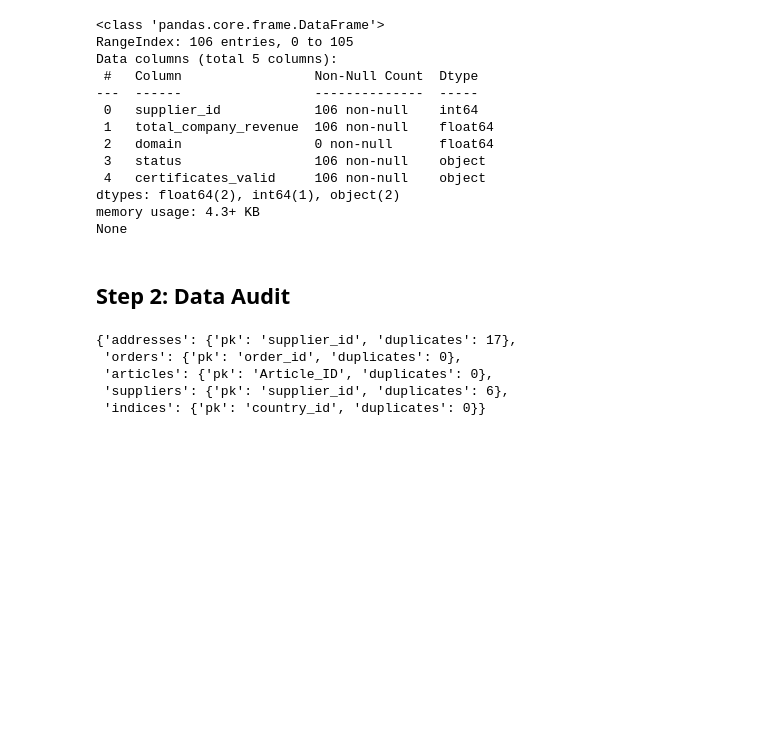
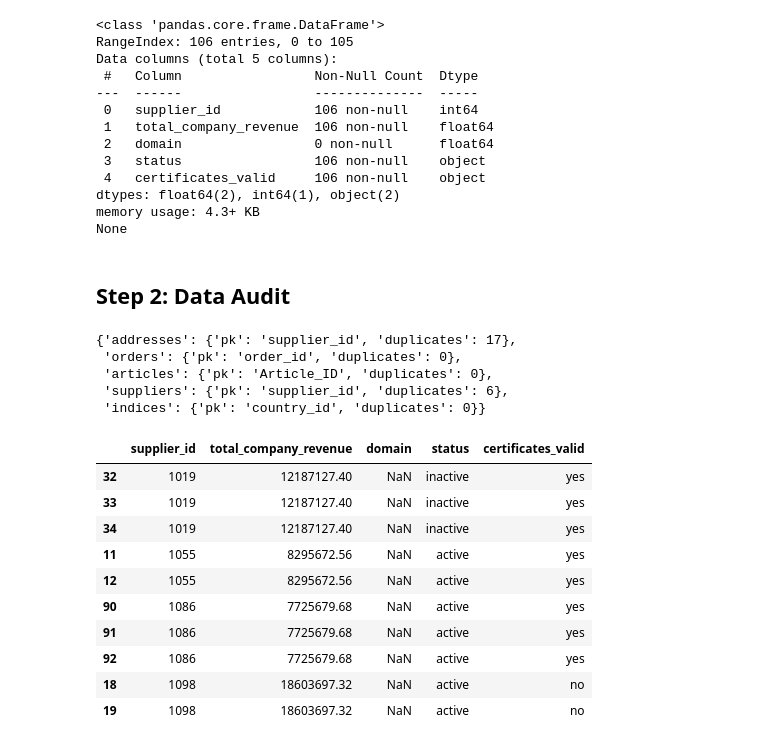
Before and after one commit to AnnaGhost2713/data-engineering-challenge, a Jupyter notebook: notebooks/01_supplier_risk_mvp.ipynb, the cells around one changed output. Drawn from its saved outputs; the diff is of its cells as text; code cells hidden in the pictures; blank space fills up the shorter version.

```diff
--- a/notebooks/01_supplier_risk_mvp.ipynb
+++ b/notebooks/01_supplier_risk_mvp.ipynb
@@ -204,3 +167,26 @@ uniqueness
  'articles': {'pk': 'Article_ID', 'duplicates': 0},
  'suppliers': {'pk': 'supplier_id', 'duplicates': 6},
  'indices': {'pk': 'country_id', 'duplicates': 0}}
+# %%
+# Check duplicate supplier_ids in suppliers table
+suppliers_df = dfs["suppliers"]
+
+# Identify supplier_ids with more than one row
+dup_sup_ids = suppliers_df["supplier_id"][suppliers_df["supplier_id"].duplicated()].unique()
+
+# Show all rows for those supplier_ids
+suppliers_duplicates = suppliers_df[suppliers_df["supplier_id"].isin(dup_sup_ids)]
+
+display(suppliers_duplicates.sort_values("supplier_id"))
+# %% [output]
+|  | supplier_id | total_company_revenue | domain | status | certificates_valid |
+| 32 | 1019 | 12187127.40 | NaN | inactive | yes |
+| 33 | 1019 | 12187127.40 | NaN | inactive | yes |
+| 34 | 1019 | 12187127.40 | NaN | inactive | yes |
+| 11 | 1055 | 8295672.56 | NaN | active | yes |
+| 12 | 1055 | 8295672.56 | NaN | active | yes |
+| 90 | 1086 | 7725679.68 | NaN | active | yes |
+| 91 | 1086 | 7725679.68 | NaN | active | yes |
+| 92 | 1086 | 7725679.68 | NaN | active | yes |
+| 18 | 1098 | 18603697.32 | NaN | active | no |
+| 19 | 1098 | 18603697.32 | NaN | active | no |
```
Also changed, not shown: parts of 20 cells of this notebook.
